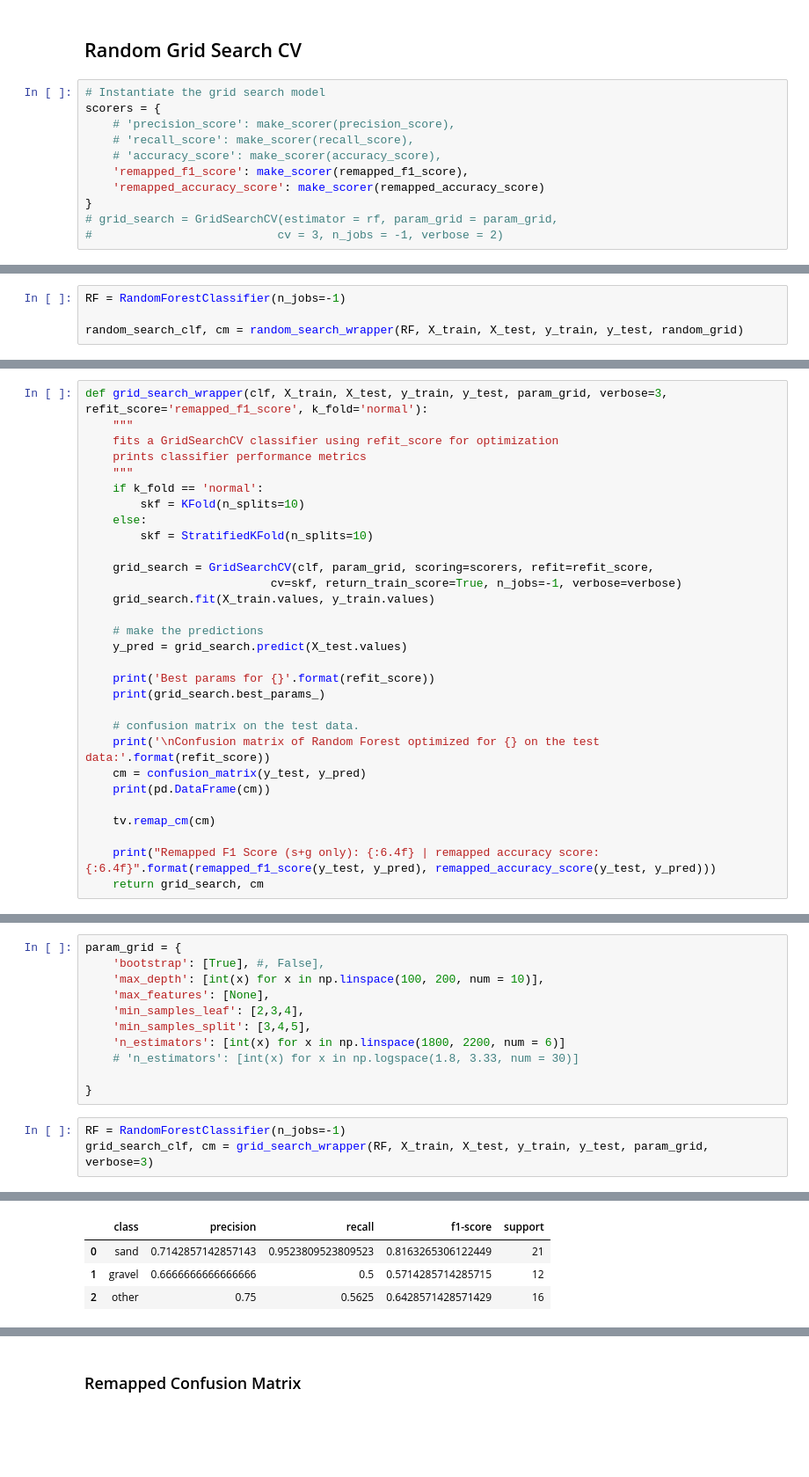
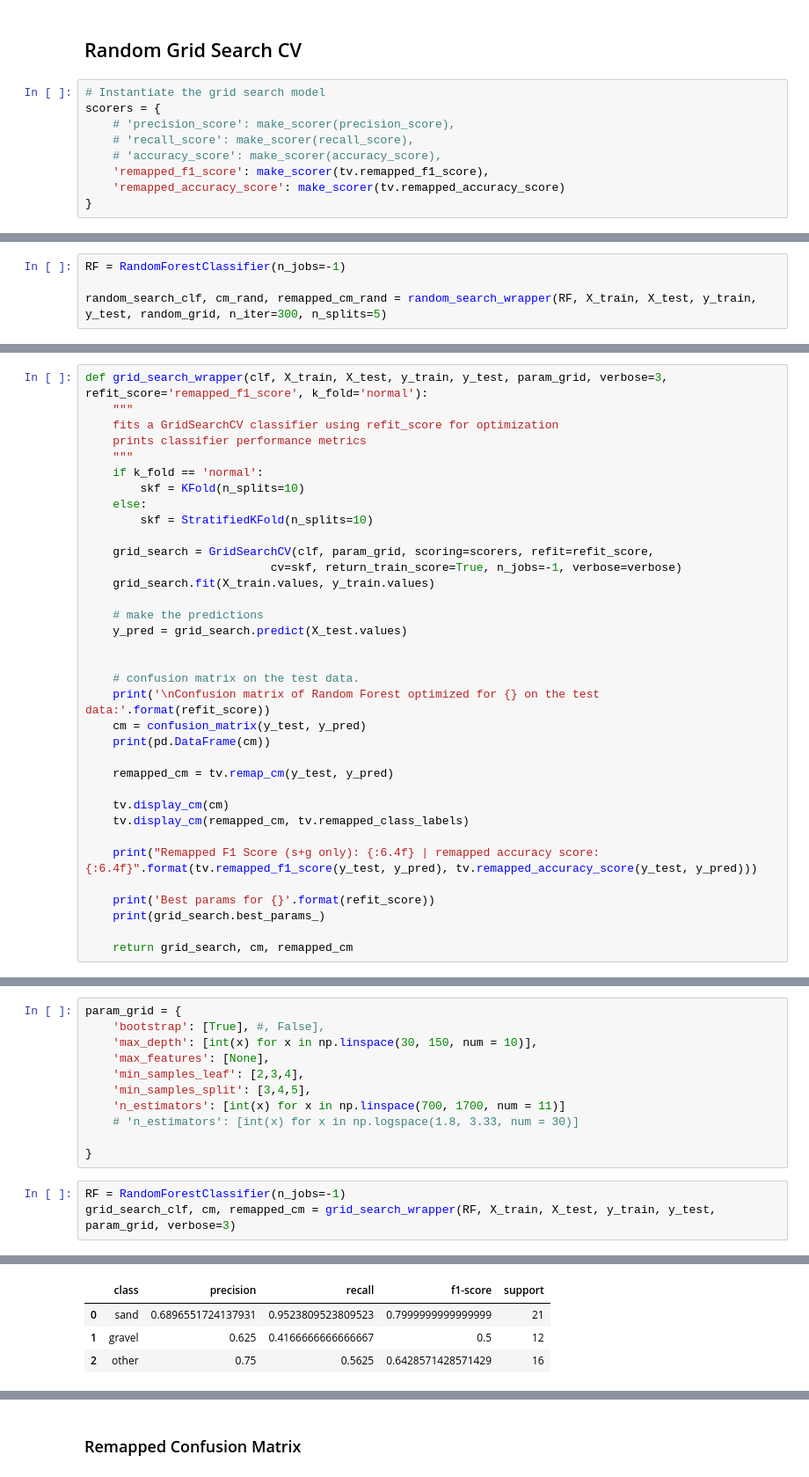
Before and after one commit to BerkeleySandProject/py-sand-mapping, a Jupyter notebook: validation/global-validation.ipynb, the cells around one changed output, grey strips where cells are left out. Shown at 88% size. Cells and saved outputs as stored; diff of their text form; blank space fills up the shorter version.

```diff
--- a/validation/global-validation.ipynb
+++ b/validation/global-validation.ipynb
@@ -259,9 +248,7 @@ scorers = {
     # 'precision_score': make_scorer(precision_score),
     # 'recall_score': make_scorer(recall_score),
     # 'accuracy_score': make_scorer(accuracy_score),
-    'remapped_f1_score': make_scorer(remapped_f1_score),
-    'remapped_accuracy_score': make_scorer(remapped_accuracy_score)
+    'remapped_f1_score': make_scorer(tv.remapped_f1_score),
+    'remapped_accuracy_score': make_scorer(tv.remapped_accuracy_score)
 }
-# grid_search = GridSearchCV(estimator = rf, param_grid = param_grid,
-#                           cv = 3, n_jobs = -1, verbose = 2)
 # %%
@@ -306,6 +299,6 @@ print(random_grid)
 # %%
 RF = RandomForestClassifier(n_jobs=-1)
 
-random_search_clf, cm = random_search_wrapper(RF, X_train, X_test, y_train, y_test, random_grid)
+random_search_clf, cm_rand, remapped_cm_rand = random_search_wrapper(RF, X_train, X_test, y_train, y_test, random_grid, n_iter=300, n_splits=5)
 # %% [output]
 Best params for remapped_f1_score
@@ -358,16 +339,21 @@ def grid_search_wrapper(clf, X_train, X_test, y_train, y_test, param_grid, verbo
     # make the predictions
     y_pred = grid_search.predict(X_test.values)
 
-    print('Best params for {}'.format(refit_score))
-    print(grid_search.best_params_)
 
     # confusion matrix on the test data.
     print('\nConfusion matrix of Random Forest optimized for {} on the test data:'.format(refit_score))
     cm = confusion_matrix(y_test, y_pred)
     print(pd.DataFrame(cm))
 
-    tv.remap_cm(cm)
+    remapped_cm = tv.remap_cm(y_test, y_pred)
 
-    print("Remapped F1 Score (s+g only): {:6.4f} | remapped accuracy score: {:6.4f}".format(remapped_f1_score(y_test, y_pred), remapped_accuracy_score(y_test, y_pred)))
-    return grid_search, cm
+    tv.display_cm(cm)
+    tv.display_cm(remapped_cm, tv.remapped_class_labels)
+
+    print("Remapped F1 Score (s+g only): {:6.4f} | remapped accuracy score: {:6.4f}".format(tv.remapped_f1_score(y_test, y_pred), tv.remapped_accuracy_score(y_test, y_pred)))
+
+    print('Best params for {}'.format(refit_score))
+    print(grid_search.best_params_)
+
+    return grid_search, cm, remapped_cm
 # %%
@@ -380,15 +366,15 @@ def grid_search_wrapper(clf, X_train, X_test, y_train, y_test, param_grid, verbo
 # %%
 param_grid = {
     'bootstrap': [True], #, False],
-    'max_depth': [int(x) for x in np.linspace(100, 200, num = 10)],
+    'max_depth': [int(x) for x in np.linspace(30, 150, num = 10)],
     'max_features': [None],
     'min_samples_leaf': [2,3,4],
     'min_samples_split': [3,4,5],
-    'n_estimators': [int(x) for x in np.linspace(1800, 2200, num = 6)]
+    'n_estimators': [int(x) for x in np.linspace(700, 1700, num = 11)]
     # 'n_estimators': [int(x) for x in np.logspace(1.8, 3.33, num = 30)]
 
 }
 # %%
 RF = RandomForestClassifier(n_jobs=-1)
-grid_search_clf, cm = grid_search_wrapper(RF, X_train, X_test, y_train, y_test, param_grid, verbose=3)
+grid_search_clf, cm, remapped_cm = grid_search_wrapper(RF, X_train, X_test, y_train, y_test, param_grid, verbose=3)
 # %% [output]
@@ -420,5 +406,5 @@ Fitting 10 folds for each of 540 candidates, totalling 5400 fits
 | other   |    0.75     | 0.5625   |   0.642857 |        16 |
 |  | class | precision | recall | f1-score | support |
-| 0 | sand | 0.7142857142857143 | 0.9523809523809523 | 0.8163265306122449 | 21 |
-| 1 | gravel | 0.6666666666666666 | 0.5 | 0.5714285714285715 | 12 |
+| 0 | sand | 0.6896551724137931 | 0.9523809523809523 | 0.7999999999999999 | 21 |
+| 1 | gravel | 0.625 | 0.4166666666666667 | 0.5 | 12 |
 | 2 | other | 0.75 | 0.5625 | 0.6428571428571429 | 16 |
```
Also changed, not shown: parts of 24 cells of this notebook, 6 other files.
